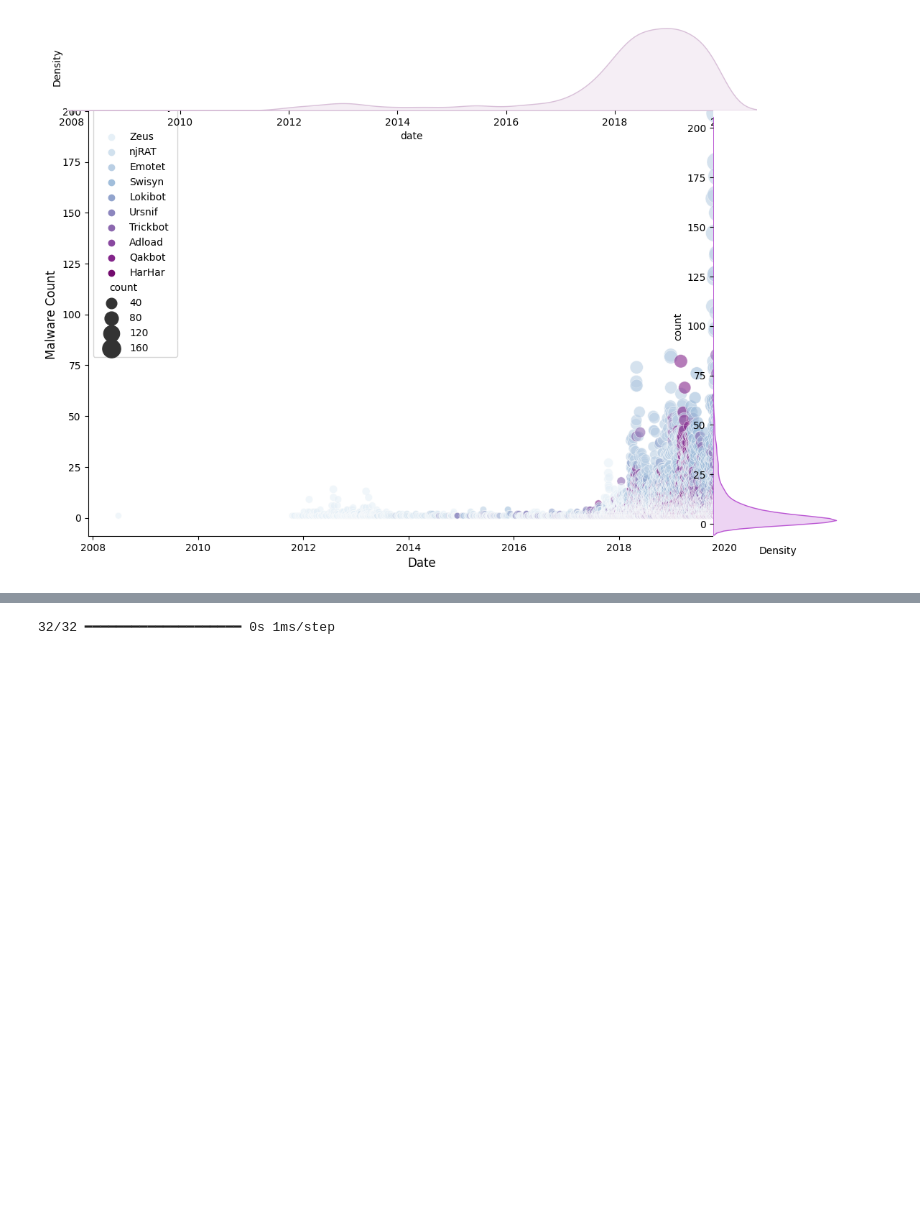
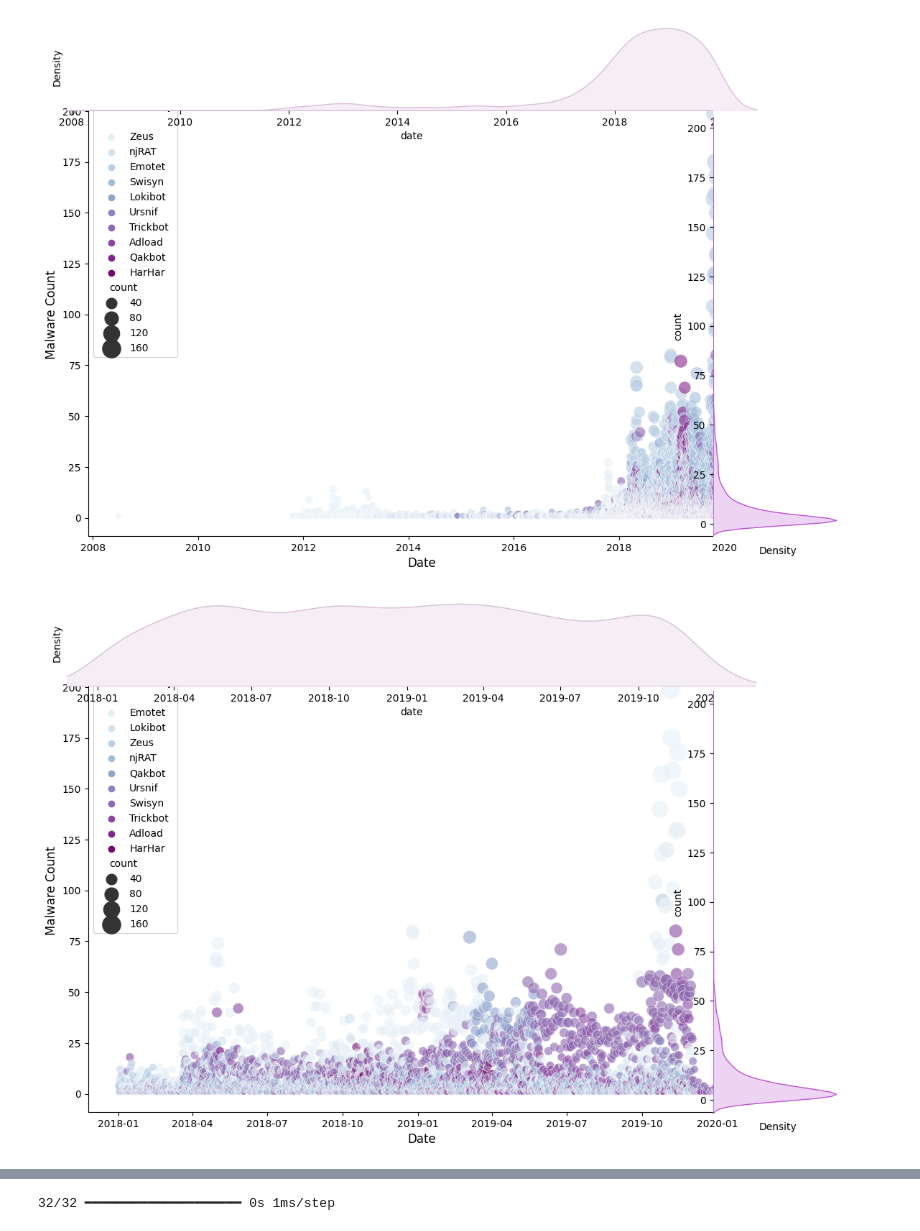
Before and after one commit to keila-moral/avast-ctu--CAPEv2, a Jupyter notebook: avast-ctu-cape.ipynb, the cells around one changed output, grey strips where cells are left out. Cells and saved outputs as stored; diff of their text form; code cells hidden in the pictures; blank space fills up the shorter version.

```diff
--- a/avast-ctu-cape.ipynb
+++ b/avast-ctu-cape.ipynb
@@ -188,6 +193,11 @@ def plot_malware_frequency(df):
 plot_malware_frequency(avast_ctu_dataset)
 # %% [output]
 [figure]
+# %%
+# Let's examine 2018 onwards
+plot_malware_frequency(avast_ctu_dataset[avast_ctu_dataset['date'] >= '2018-01-01'])
+# %% [output]
+[figure, added]
 # %%
 # Convert date to string
 avast_ctu_dataset['date'] = avast_ctu_dataset['date'].astype(str)
```
Also changed, not shown: parts of 5 cells of this notebook.
